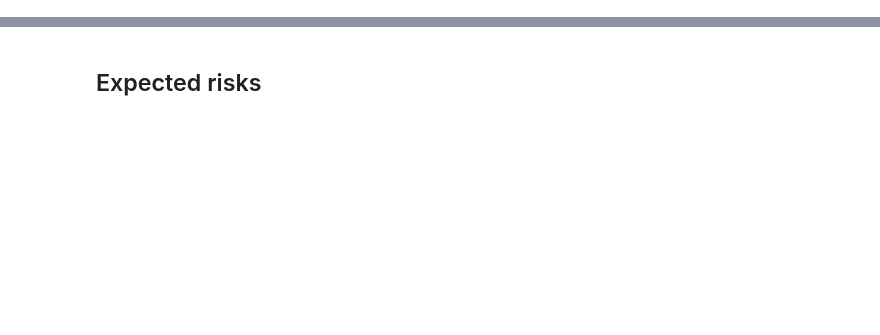
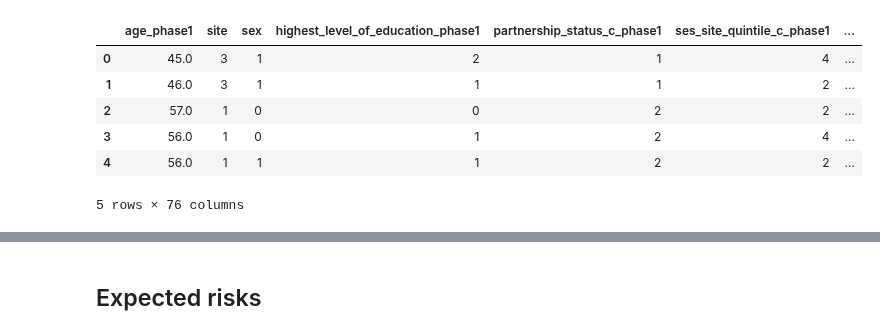
Before and after one commit to kayvinsoo7/HAALSI_work, a Jupyter notebook: mdscan-master/Poisson_scoring2.ipynb, the cells around one changed output, grey strips where cells are left out. Saved outputs shown, nothing was run; the diff lists cells and outputs as text; code cells hidden in the pictures; blank space fills up the shorter version.

```diff
--- a/mdscan-master/Poisson_scoring2.ipynb
+++ b/mdscan-master/Poisson_scoring2.ipynb
@@ -23,0 +19,13 @@ numeric_columns = [col for col in data.columns \
+# %%
+data = pd.read_csv('/Users/kayadetunji/Downloads/HAALSI_work/mdscan-master/project2_data_26_02_24_autostrat1.csv').drop(columns = ['study_id']).fillna(-999)
+
+target_cols = ['diabetes_status_c_phase1', 'ckd_c_phase1', 'cvd_status_phase1', 'hypertension_status_c_phase1']
+data.head()
+# %% [output]
+|  | age_phase1 | site | sex | highest_level_of_education_phase1 | partnership_status_c_phase1 | ses_site_quintile_c_phase1 | ... |
+| 0 | 45.0 | 3 | 1 | 2 | 1 | 4 | ... |
+| 1 | 46.0 | 3 | 1 | 1 | 1 | 2 | ... |
+| 2 | 57.0 | 1 | 0 | 0 | 2 | 2 | ... |
+| 3 | 56.0 | 1 | 0 | 1 | 2 | 4 | ... |
+| 4 | 56.0 | 1 | 1 | 1 | 2 | 2 | ... |
+5 rows × 76 columns
```
Also changed, not shown: parts of 21 cells of this notebook, 2 other files.
